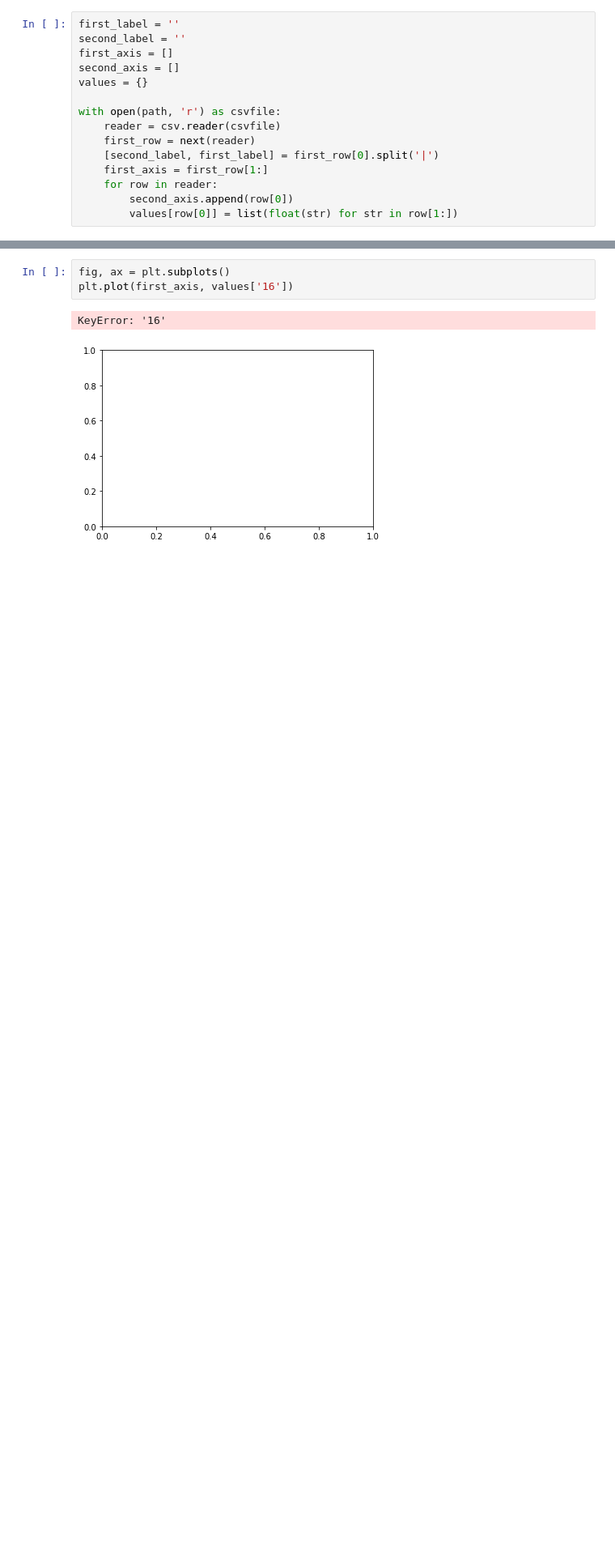
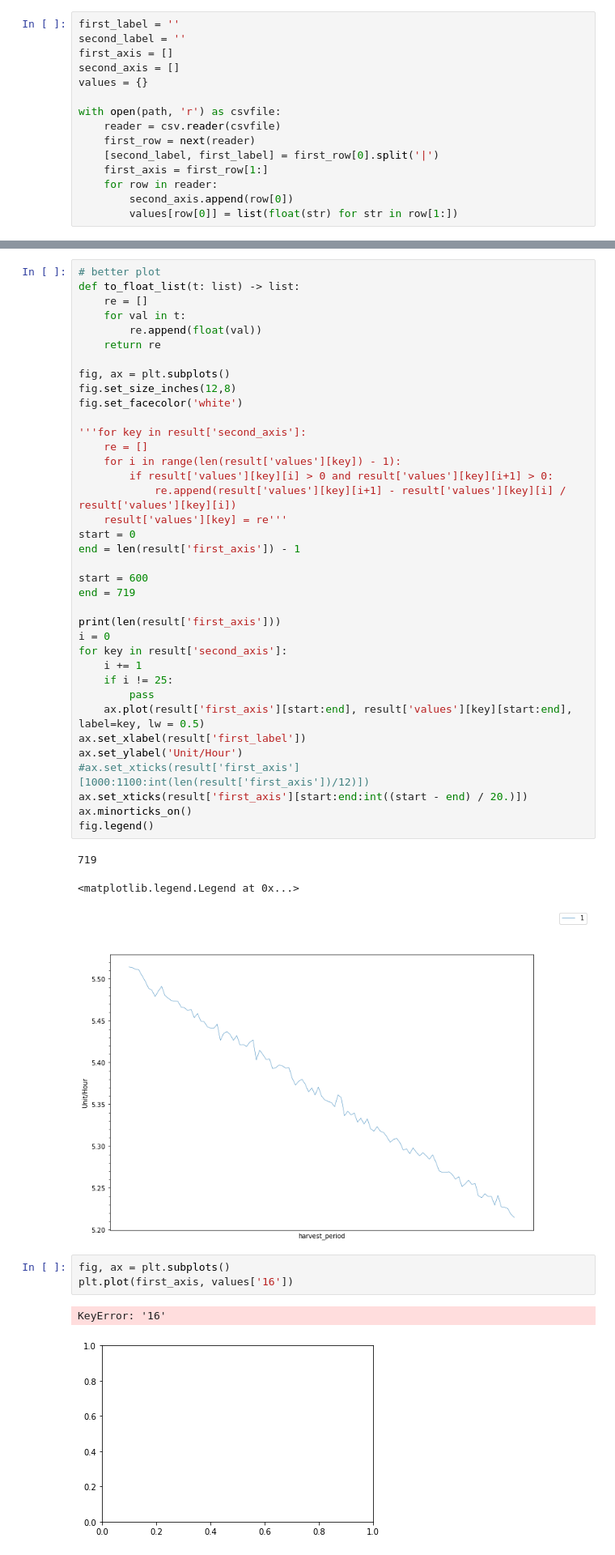
Before and after one commit to Youmiel/KelpSimulator, a Jupyter notebook: PlotCSV.ipynb, the cells around one changed output, grey strips where cells are left out. Shown: that part at 81% size. Cells and saved outputs as stored; diff of their text form; blank space fills up the shorter version.

```diff
--- a/PlotCSV.ipynb
+++ b/PlotCSV.ipynb
@@ -45,3 +69,44 @@ fig.legend()
+# %%
+# better plot
+def to_float_list(t: list) -> list:
+    re = []
+    for val in t:
+        re.append(float(val))
+    return re
+
+fig, ax = plt.subplots()
+fig.set_size_inches(12,8)
+fig.set_facecolor('white')
+
+'''for key in result['second_axis']:
+    re = []
+    for i in range(len(result['values'][key]) - 1):
+        if result['values'][key][i] > 0 and result['values'][key][i+1] > 0:
+            re.append(result['values'][key][i+1] - result['values'][key][i] / result['values'][key][i])
+    result['values'][key] = re'''
+start = 0
+end = len(result['first_axis']) - 1
+
+start = 600
+end = 719
+
+print(len(result['first_axis']))
+i = 0
+for key in result['second_axis']:
+    i += 1
+    if i != 25:
+        pass
+    ax.plot(result['first_axis'][start:end], result['values'][key][start:end], label=key, lw = 0.5)
+ax.set_xlabel(result['first_label'])
+ax.set_ylabel('Unit/Hour')
+#ax.set_xticks(result['first_axis'][1000:1100:int(len(result['first_axis'])/12)])
+ax.set_xticks(result['first_axis'][start:end:int((start - end) / 20.)])
+ax.minorticks_on()
+fig.legend()
+# %% [output]
+719
+<matplotlib.legend.Legend at 0x...>
+[figure, added]
 # %%
 fig, ax = plt.subplots()
 plt.plot(first_axis, values['16'])
```
Also changed, not shown: parts of 3 cells of this notebook, 4 other files.
